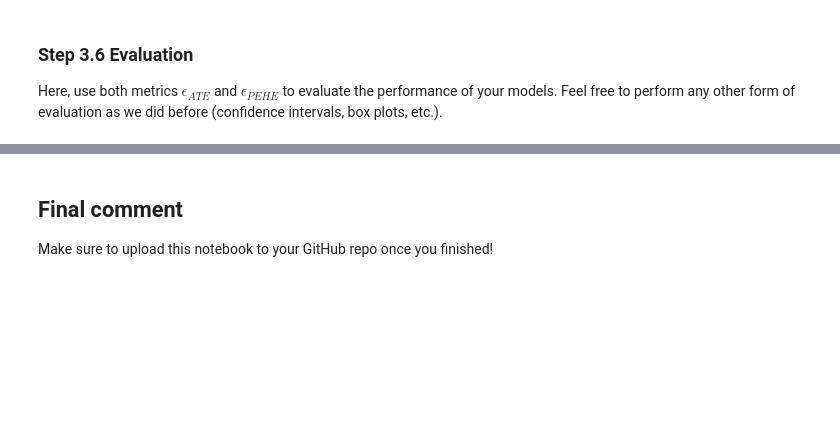
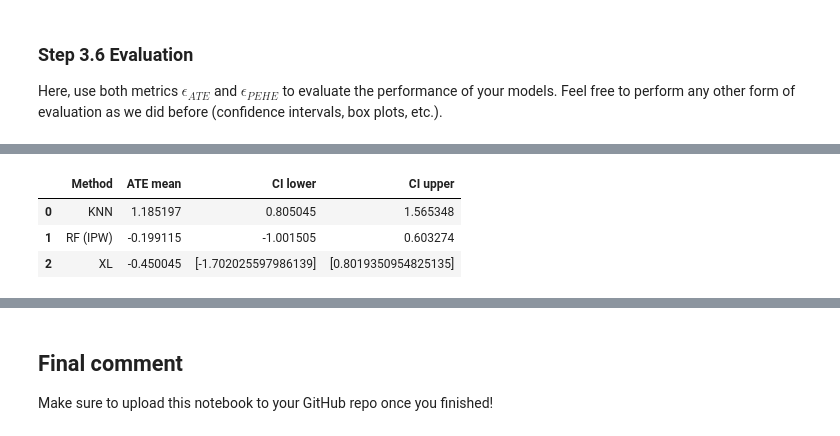
Before and after one commit to golfn123/CE888Project, a Jupyter notebook: labs/lab4/Unit_4_Causal_Inference.ipynb, the cells around one changed output, grey strips where cells are left out. Drawn from its saved outputs; the diff is of its cells as text; code cells hidden in the pictures; blank space fills up the shorter version.

```diff
--- a/labs/lab4/Unit_4_Causal_Inference.ipynb
+++ b/labs/lab4/Unit_4_Causal_Inference.ipynb
@@ -685,3 +685,22 @@ df
+# %%
+knn_ate_bounds = mean_ci(knn_te_test)
+rf_ipsw_ate_bounds = mean_ci(rf_ipsw_te_test)
+xl_ate_bounds = mean_ci(xl_te_test)
+
+results = []
+results.append(['KNN', knn_ate_bounds[0], knn_ate_bounds[1], knn_ate_bounds[2]])
+results.append(['RF (IPW)', rf_ipsw_ate_bounds[0], rf_ipsw_ate_bounds[1], rf_ipsw_ate_bounds[2]])
+results.append(['XL', xl_ate_bounds[0], xl_ate_bounds[1], xl_ate_bounds[2]])
+
+cols = ['Method', 'ATE mean', 'CI lower', 'CI upper']
+
+df = pd.DataFrame(results, columns=cols)
+df
+# %% [output]
+|  | Method | ATE mean | CI lower | CI upper |
+| 0 | KNN | 1.185197 | 0.805045 | 1.565348 |
+| 1 | RF (IPW) | -0.199115 | -1.001505 | 0.603274 |
+| 2 | XL | -0.450045 | [-1.702025597986139] | [0.8019350954825135] |
 # %%
 plt.figure()
 plt.boxplot([knn_te_test, rf_ipsw_te_test, xl_te_test.flatten()], labels=['KNN', 'RF (IPW)', 'X-learner'])
```
Also changed, not shown: parts of 10 cells of this notebook.
